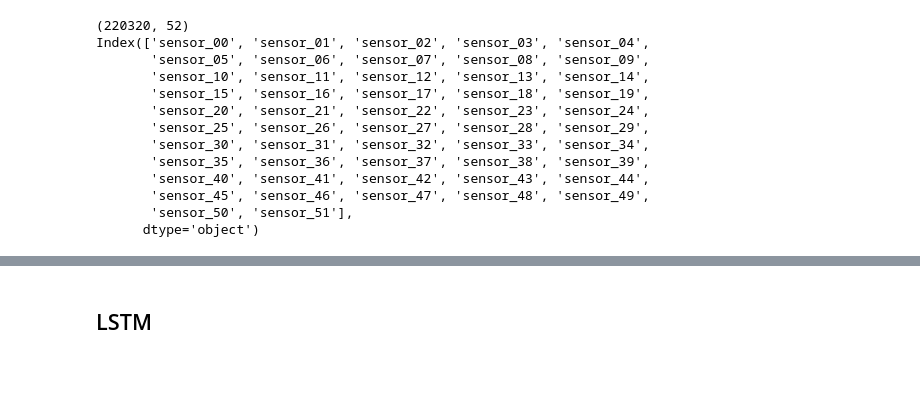
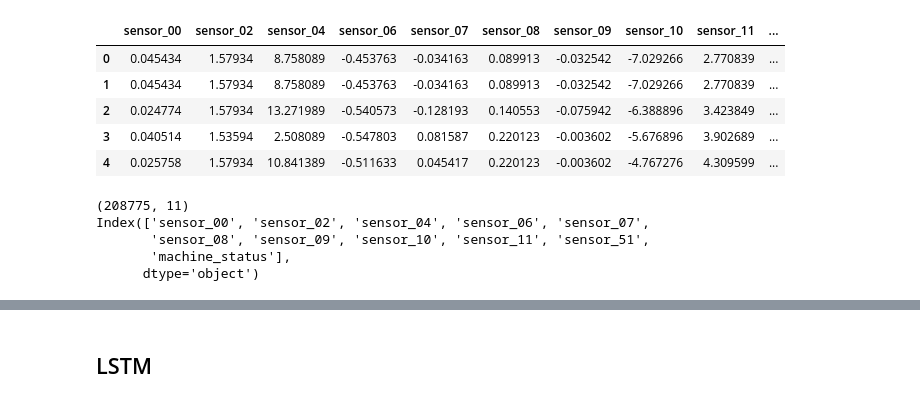
Before and after one commit to danieleciciani96/tesi_mlops, a Jupyter notebook: lstm.ipynb, the cells around one changed output, grey strips where cells are left out. Saved outputs shown, nothing was run; the diff lists cells and outputs as text; code cells hidden in the pictures; blank space fills up the shorter version.

```diff
--- a/lstm.ipynb
+++ b/lstm.ipynb
@@ -25,25 +23,24 @@ path_data = 'data/pump_sensor.csv'
+# %%
+path_data = "./data/pump_sensors_processed.csv"
+data = pd.read_csv(path_data)
+data.head()
+# %% [output]
+|  | sensor_00 | sensor_02 | sensor_04 | sensor_06 | sensor_07 | sensor_08 | sensor_09 | sensor_10 | sensor_11 | ... |
+| 0 | 0.045434 | 1.57934 | 8.758089 | -0.453763 | -0.034163 | 0.089913 | -0.032542 | -7.029266 | 2.770839 | ... |
+| 1 | 0.045434 | 1.57934 | 8.758089 | -0.453763 | -0.034163 | 0.089913 | -0.032542 | -7.029266 | 2.770839 | ... |
+| 2 | 0.024774 | 1.57934 | 13.271989 | -0.540573 | -0.128193 | 0.140553 | -0.075942 | -6.388896 | 3.423849 | ... |
+| 3 | 0.040514 | 1.53594 | 2.508089 | -0.547803 | 0.081587 | 0.220123 | -0.003602 | -5.676896 | 3.902689 | ... |
+| 4 | 0.025758 | 1.57934 | 10.841389 | -0.511633 | 0.045417 | 0.220123 | -0.003602 | -4.767276 | 4.309599 | ... |
 # %%
 import pandas as pd
 
-datafull=pd.read_csv(path_data)
-
-data = datafull.iloc[:,2:-1]
-
 print(data.shape)
 print(data.keys())
 # %% [output]
-(220320, 52)
-Index(['sensor_00', 'sensor_01', 'sensor_02', 'sensor_03', 'sensor_04',
-       'sensor_05', 'sensor_06', 'sensor_07', 'sensor_08', 'sensor_09',
-       'sensor_10', 'sensor_11', 'sensor_12', 'sensor_13', 'sensor_14',
-       'sensor_15', 'sensor_16', 'sensor_17', 'sensor_18', 'sensor_19',
-       'sensor_20', 'sensor_21', 'sensor_22', 'sensor_23', 'sensor_24',
-       'sensor_25', 'sensor_26', 'sensor_27', 'sensor_28', 'sensor_29',
-       'sensor_30', 'sensor_31', 'sensor_32', 'sensor_33', 'sensor_34',
-       'sensor_35', 'sensor_36', 'sensor_37', 'sensor_38', 'sensor_39',
-       'sensor_40', 'sensor_41', 'sensor_42', 'sensor_43', 'sensor_44',
-       'sensor_45', 'sensor_46', 'sensor_47', 'sensor_48', 'sensor_49',
-       'sensor_50', 'sensor_51'],
+(208775, 11)
+Index(['sensor_00', 'sensor_02', 'sensor_04', 'sensor_06', 'sensor_07',
+       'sensor_08', 'sensor_09', 'sensor_10', 'sensor_11', 'sensor_51',
+       'machine_status'],
       dtype='object')
 # %%
 data.head()
```
Also changed, not shown: parts of 42 cells of this notebook, 10 other files.
